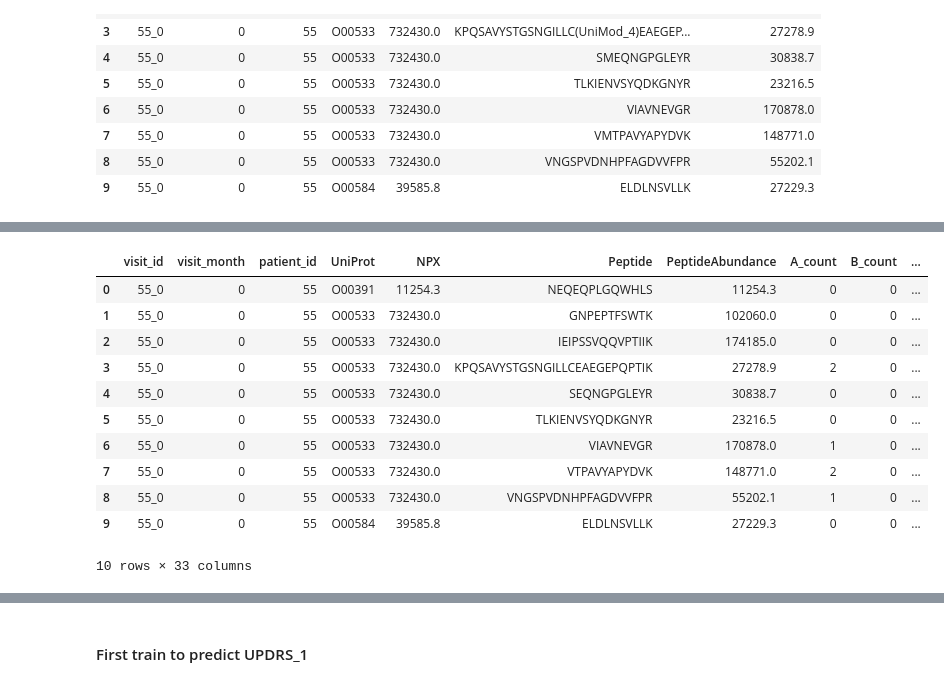
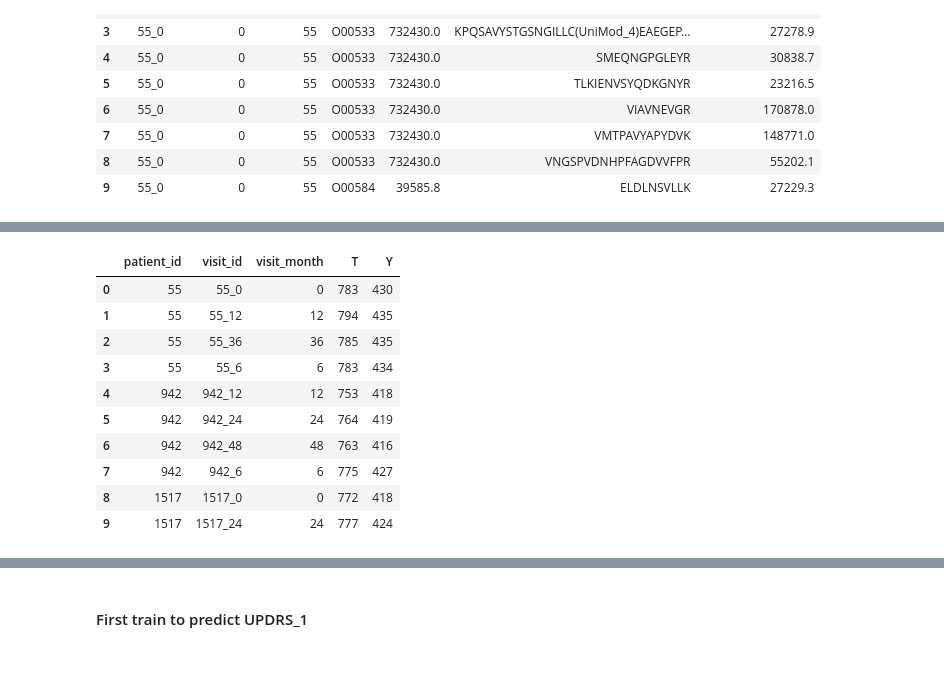
Before and after one commit to sumaniitm/AMP-parkinsons-disease-progression-prediction, a Jupyter notebook: parkinson-s-progression-prediction-no-proteins.ipynb, the cells around one changed output, grey strips where cells are left out. Saved outputs shown, nothing was run; the diff lists cells and outputs as text; code cells hidden in the pictures.

```diff
--- a/parkinson-s-progression-prediction-no-proteins.ipynb
+++ b/parkinson-s-progression-prediction-no-proteins.ipynb
@@ -168,23 +144,38 @@ pro_pep_join.head(10)
 # %%
+def remove_unimod(peptide_seqn):
+    return re.sub('[(UniMod_)0-9]+','',peptide_seqn)
+
+#print(remove_unimod('KPQSAVYSTGSNGILLC(UniMod_4)EAEGEPQPTIK'))
+
+pro_pep_join['Peptide'] = pro_pep_join['Peptide'].apply(remove_unimod)
+#pro_pep_join.head(10)
+
 def amino_acid_count(amino_seqn, amino_acid):
     return amino_seqn.count(amino_acid)
 
 vect_func = np.vectorize(amino_acid_count)
 
-for alph in ['A','B','C','D','E','F','G','H','I','J','K','L','M','N','O','P','Q','R','S','T','U','V','W','X','Y','Z']:
-    pro_pep_join[alph+'_count'] = vect_func(pro_pep_join['Peptide'], alph)
+"""for alph in ['A','B','C','D','E','F','G','H','I','J','K','L','M','N','O','P','Q','R','S','T','U','V','W','X','Y','Z']:
+    pro_pep_join[alph+'_count'] = vect_func(pro_pep_join['Peptide'], alph)"""
 
-pro_pep_join.head(10)
+pro_pep_join['T_count'] = vect_func(pro_pep_join['Peptide'], 'T')
+pro_pep_join['Y_count'] = vect_func(pro_pep_join['Peptide'], 'Y')
+
+#pro_pep_join.head(10)
+
+pro_pep_join_agg = pro_pep_join.groupby(['patient_id','visit_id','visit_month']).agg(T=('T_count', 'sum'),Y=('Y_count', 'sum'))\
+.reset_index(level=['patient_id','visit_id','visit_month'])
+
+pro_pep_join_agg.head(10)
 # %% [output]
-|  | visit_id | visit_month | patient_id | UniProt | NPX | Peptide | PeptideAbundance | A_count | B_count | ... |
-| 0 | 55_0 | 0 | 55 | O00391 | 11254.3 | NEQEQPLGQWHLS | 11254.3 | 0 | 0 | ... |
-| 1 | 55_0 | 0 | 55 | O00533 | 732430.0 | GNPEPTFSWTK | 102060.0 | 0 | 0 | ... |
-| 2 | 55_0 | 0 | 55 | O00533 | 732430.0 | IEIPSSVQQVPTIIK | 174185.0 | 0 | 0 | ... |
-| 3 | 55_0 | 0 | 55 | O00533 | 732430.0 | KPQSAVYSTGSNGILLCEAEGEPQPTIK | 27278.9 | 2 | 0 | ... |
-| 4 | 55_0 | 0 | 55 | O00533 | 732430.0 | SEQNGPGLEYR | 30838.7 | 0 | 0 | ... |
-| 5 | 55_0 | 0 | 55 | O00533 | 732430.0 | TLKIENVSYQDKGNYR | 23216.5 | 0 | 0 | ... |
-| 6 | 55_0 | 0 | 55 | O00533 | 732430.0 | VIAVNEVGR | 170878.0 | 1 | 0 | ... |
-| 7 | 55_0 | 0 | 55 | O00533 | 732430.0 | VTPAVYAPYDVK | 148771.0 | 2 | 0 | ... |
-| 8 | 55_0 | 0 | 55 | O00533 | 732430.0 | VNGSPVDNHPFAGDVVFPR | 55202.1 | 1 | 0 | ... |
-| 9 | 55_0 | 0 | 55 | O00584 | 39585.8 | ELDLNSVLLK | 27229.3 | 0 | 0 | ... |
+|  | patient_id | visit_id | visit_month | T | Y |
+| 0 | 55 | 55_0 | 0 | 783 | 430 |
+| 1 | 55 | 55_12 | 12 | 794 | 435 |
+| 2 | 55 | 55_36 | 36 | 785 | 435 |
+| 3 | 55 | 55_6 | 6 | 783 | 434 |
+| 4 | 942 | 942_12 | 12 | 753 | 418 |
+| 5 | 942 | 942_24 | 24 | 764 | 419 |
+| 6 | 942 | 942_48 | 48 | 763 | 416 |
+| 7 | 942 | 942_6 | 6 | 775 | 427 |
+| 8 | 1517 | 1517_0 | 0 | 772 | 418 |
+| 9 | 1517 | 1517_24 | 24 | 777 | 424 |
-10 rows × 33 columns
```
Also changed, not shown: parts of 17 cells of this notebook.
